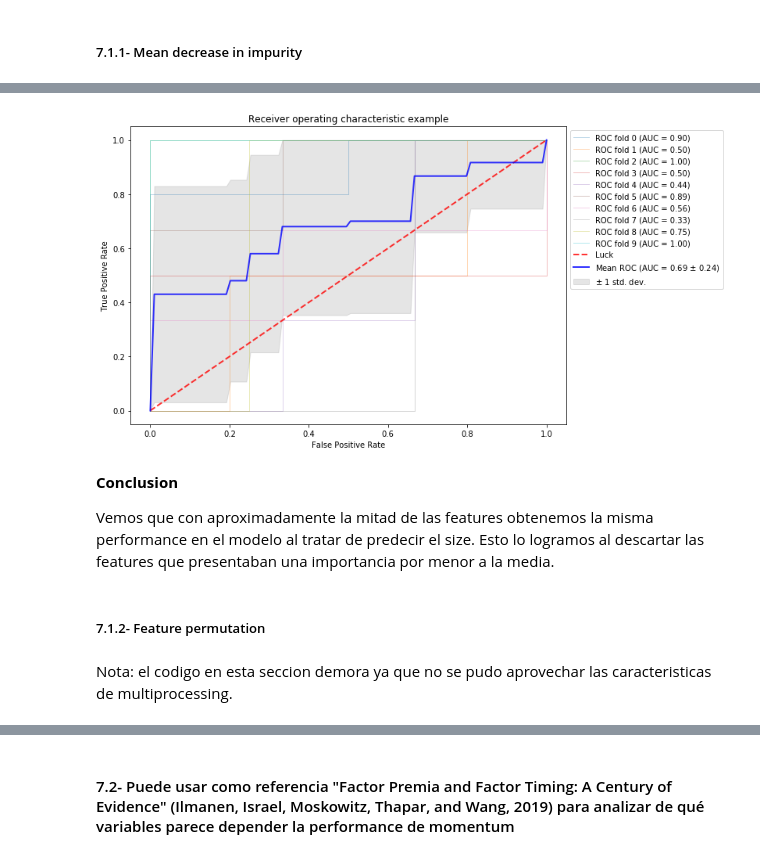
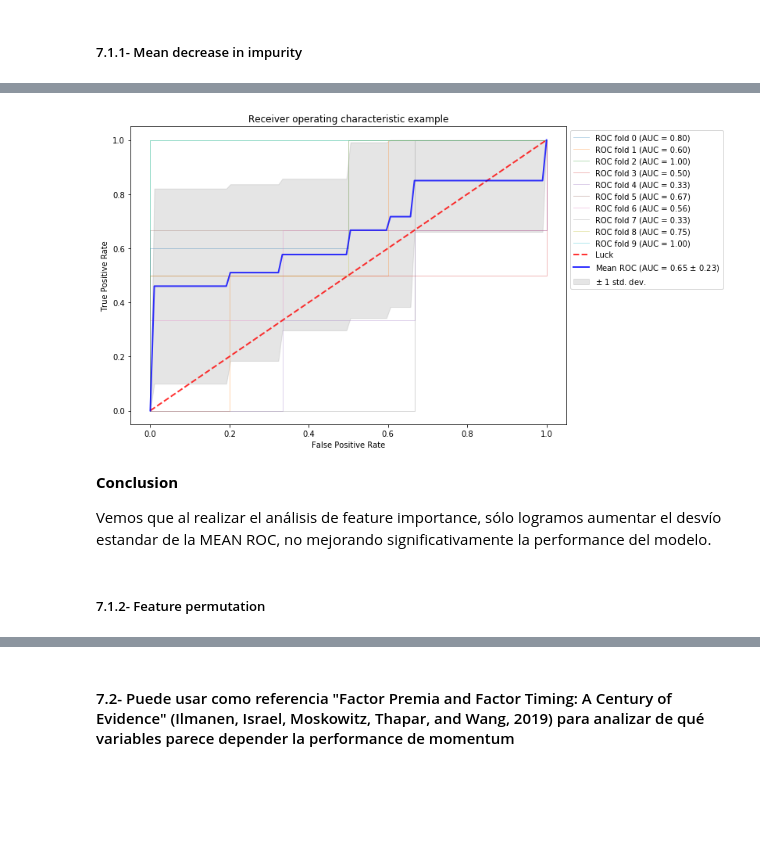
Before and after one commit to agalbachicar/fa_momentum, a Jupyter notebook: notebooks/momentum.ipynb, the cells around one changed output, grey strips where cells are left out. Saved outputs shown, nothing was run; the diff lists cells and outputs as text; code cells hidden in the pictures; blank space fills up the shorter version.

```diff
--- a/notebooks/momentum.ipynb
+++ b/notebooks/momentum.ipynb
@@ -2148,7 +2122,7 @@ add_autocorrelation_to(mtum_df, window_autocorr, autocorr_orders)
 # %%
 # Loads the treasury bonds yields at 2 and 10 years from the US.
 # After that, we play a bit with the difference and add it to the data frame.
-treas_bonds_df = pd.read_csv('us_treas_bonds.csv')
+treas_bonds_df = pd.read_csv(TREAS_US_BONDS_PATH)
 display(treas_bonds_df.head(), treas_bonds_df.shape)
 
 con_mtum_dates = pd.to_datetime(mtum_df.Date).isin(pd.to_datetime(treas_bonds_df.Date))
@@ -2241,7 +2211,7 @@ cont['w'] = 1. / cont.shape[0]
 cont['t1'] = labels.index
 
 trnsX = mtum_df.iloc[cont['t1'].values].copy(deep=True)
-trnsX = trnsX.drop(['Date', 'VolumeTickBar', 'DollarVolume', 'DollarVolumeBar', 'SignedVolume', 'SignedVolumeTickBar'], axis=1)
+trnsX = trnsX.drop(['Date'], axis=1)
 trnsX = trnsX.dropna()
 
 # Given that trnsX might have dropped rows, we need to re-calibrate cont.
@@ -2258,5 +2221,10 @@ Nota: el codigo en esta seccion demora ya que no se pudo aprovechar las caracter
+# %%
+# Computes a base model to run the feature importance evaluation.
+skf = PurgedKFold(n_splits=CV, t1=tt1['t1'], pctEmbargo=PCT_EMBARGO)
+rfc = getRandomForest(n_estimator=N_ESTIMATORS, oob_score=True, max_samples=averageUniqueness)
+fit =rfc.fit(X=trnsX, y=cont['bin'], sample_weight=cont['w'].values)
 # %%
-mdi_imp, mdi_oob, mdi_oos = featImportance(trnsX, cont, clf, fit, cv=CV, pctEmbargo=PCT_EMBARGO,
+mdi_imp, mdi_oob, mdi_oos = featImportance(trnsX, cont, rfc, fit, cv=CV, pctEmbargo=PCT_EMBARGO,
                                            scoring='accuracy', method='MDI')
 # %%
 print(mdi_imp)
@@ -2294,23 +2262,21 @@ array(['BetEWMA', 'rsi_34', 'SlowEWMA', 'Adj Close', 'High', 'Open',
 # %%
 # Computes with just the most important features.
 X = trnsX.drop(less_imp_features_mdi, axis=1)
 
 y = labels['bin']
 y = y.loc[y.index[y.index.isin(X.index)]]
 
 tt1 = events.dropna().drop(['trgt', 'side'], axis=1)
 tt1 = tt1.loc[tt1.index[tt1.index.isin(X.index)]]
 
 skf = PurgedKFold(n_splits=CV, t1=tt1['t1'], pctEmbargo=PCT_EMBARGO)
-rfc = getRandomForest(n_estimator=1000)
+rfc = getRandomForest(n_estimator=N_ESTIMATORS, max_samples=averageUniqueness)
 crossValPlot2(skf, rfc, X, y)
 # %% [output]
-[figure, old version]
+[figure, new version]
-# %% [markdown]
-**Conclusion**
-
-Vemos que con aproximadamente la mitad de las features obtenemos la misma performance en el modelo al tratar de predecir el size. Esto lo logramos al descartar las features que presentaban una importancia por menor a la media.
+# %% [markdown]
+**Conclusion**
+
+Vemos que al realizar el análisis de feature importance, sólo logramos aumentar el desvío estandar de la MEAN ROC, no mejorando significativamente la performance del modelo.
 # %% [markdown]
 ##### 7.1.2- Feature permutation
-# %% [markdown]
-Nota: el codigo en esta seccion demora ya que no se pudo aprovechar las caracteristicas de multiprocessing.
```
Also changed, not shown: parts of 71 cells of this notebook, 1 other file.
